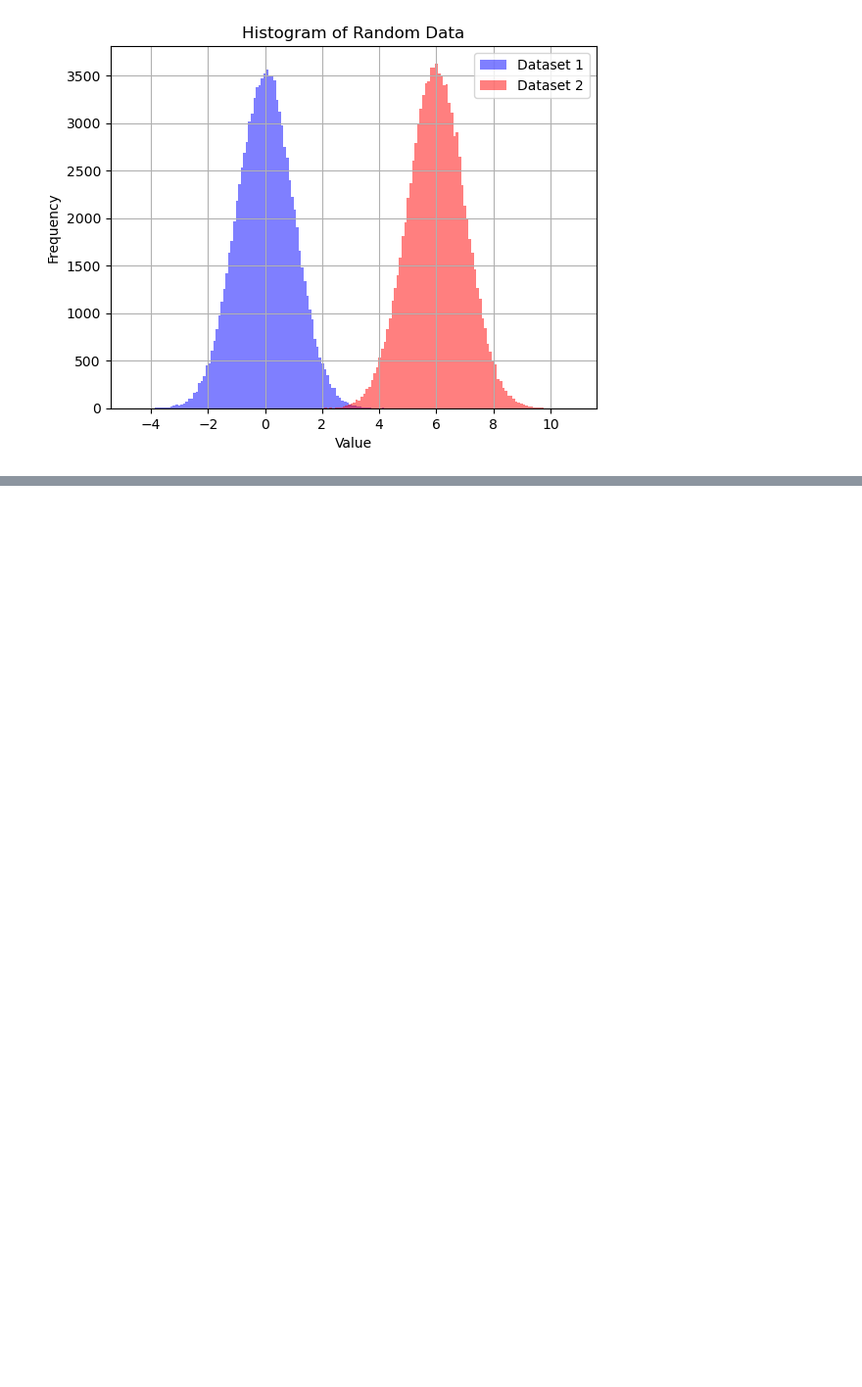
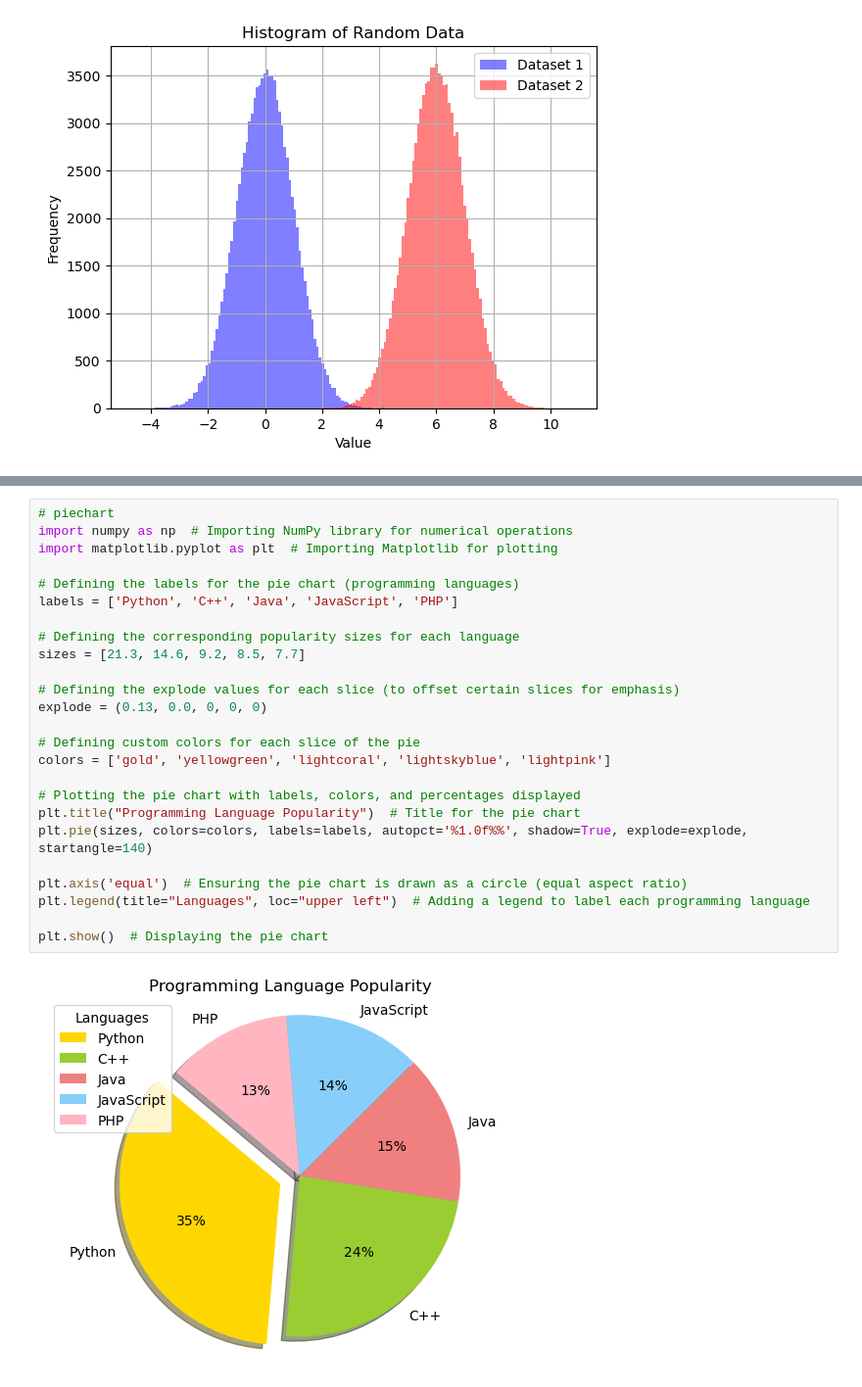
Before and after one commit to rishee-05/PYTHON, a Jupyter notebook: libraries/numpy/numpy visualization.ipynb, the cells around one changed output, grey strips where cells are left out. Shown: that part at 98% size. Drawn from its saved outputs; the diff is of its cells as text; blank space fills up the shorter version.

```diff
--- a/libraries/numpy/numpy visualization.ipynb
+++ b/libraries/numpy/numpy visualization.ipynb
@@ -284,0 +251,27 @@ plt.show()
+# %%
+# piechart
+import numpy as np  # Importing NumPy library for numerical operations
+import matplotlib.pyplot as plt  # Importing Matplotlib for plotting
+
+# Defining the labels for the pie chart (programming languages)
+labels = ['Python', 'C++', 'Java', 'JavaScript', 'PHP']
+
+# Defining the corresponding popularity sizes for each language
+sizes = [21.3, 14.6, 9.2, 8.5, 7.7]
+
+# Defining the explode values for each slice (to offset certain slices for emphasis)
+explode = (0.13, 0.0, 0, 0, 0)
+
+# Defining custom colors for each slice of the pie
+colors = ['gold', 'yellowgreen', 'lightcoral', 'lightskyblue', 'lightpink']
+
+# Plotting the pie chart with labels, colors, and percentages displayed
+plt.title("Programming Language Popularity")  # Title for the pie chart
+plt.pie(sizes, colors=colors, labels=labels, autopct='%1.0f%%', shadow=True, explode=explode, startangle=140)
+
+plt.axis('equal')  # Ensuring the pie chart is drawn as a circle (equal aspect ratio)
+plt.legend(title="Languages", loc="upper left")  # Adding a legend to label each programming language
+
+plt.show()  # Displaying the pie chart
+# %% [output]
+[figure, added]
```
Also changed, not shown: parts of 5 cells of this notebook.
